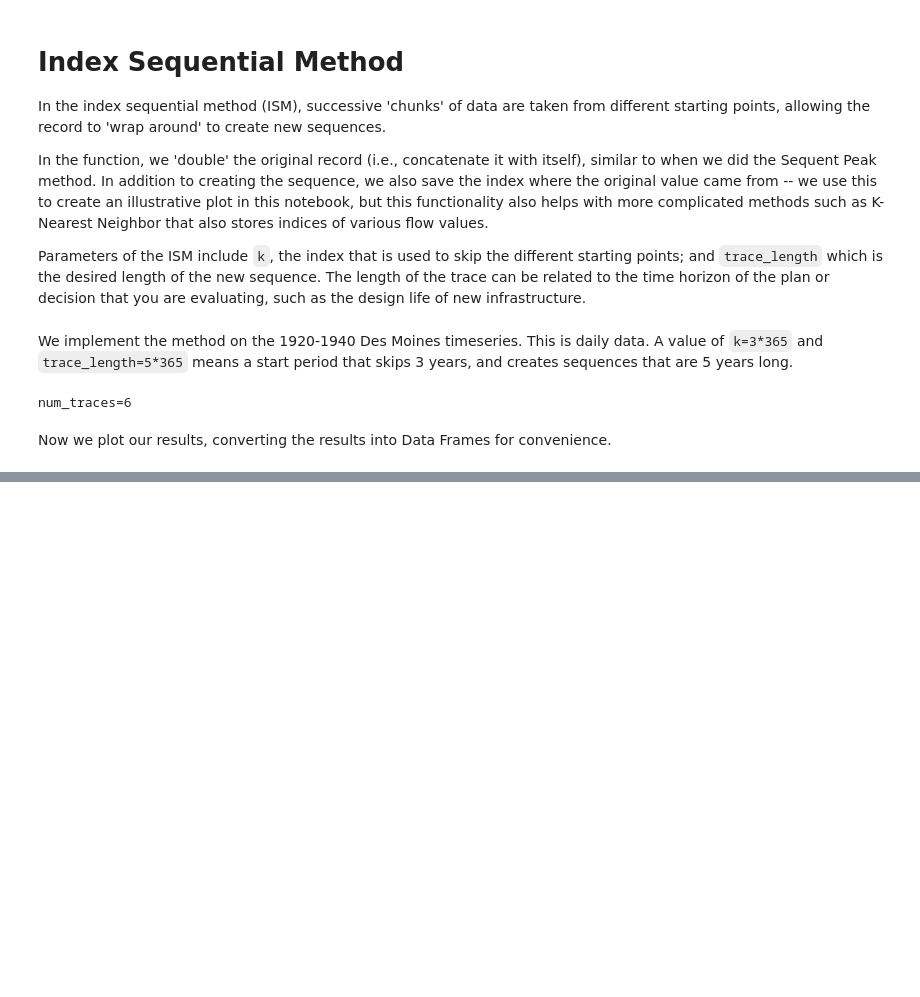
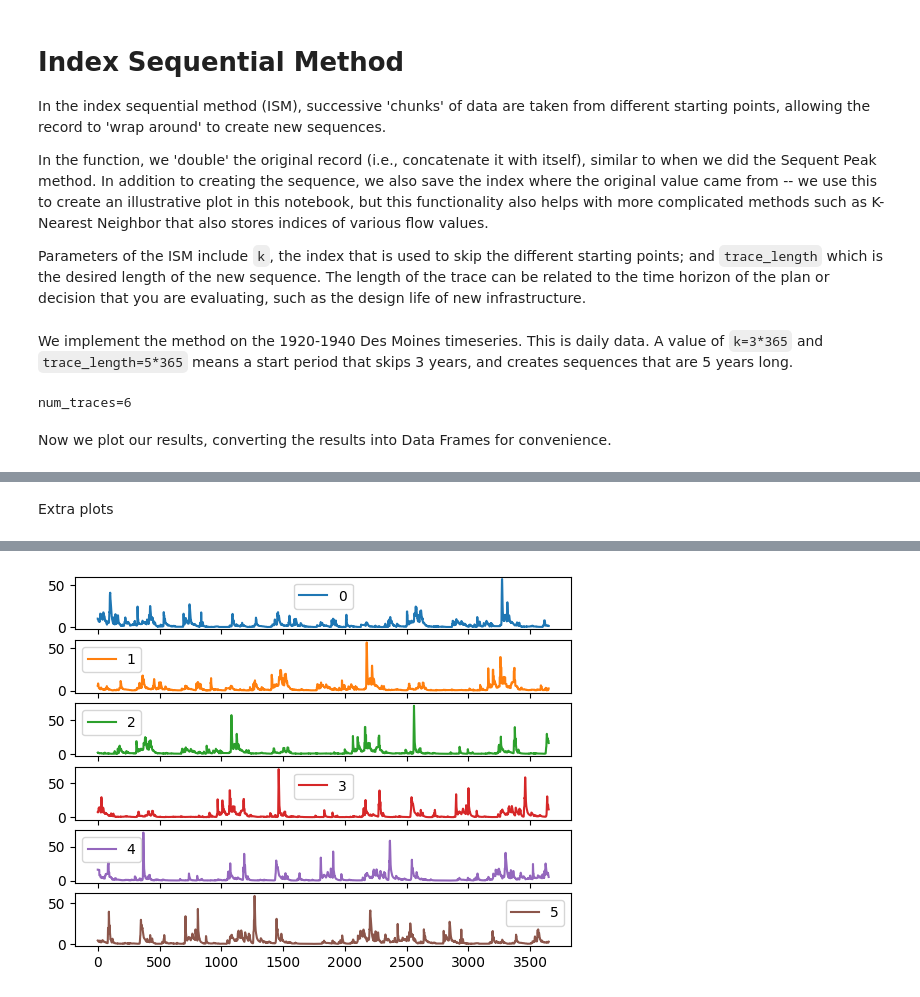
Before and after one commit to jrkasprzyk/CVEN5393, a Jupyter notebook: Colab Notebooks/streamflow_index-sequential.ipynb, the cells around one changed output, grey strips where cells are left out. Drawn from its saved outputs; the diff is of its cells as text; code cells hidden in the pictures; blank space fills up the shorter version.

Commit message:
Checked code for Spring 2026; uncommented the cell at the end to show optional plots.

```diff
--- a/Colab Notebooks/streamflow_index-sequential.ipynb
+++ b/Colab Notebooks/streamflow_index-sequential.ipynb
@@ -115,17 +115,20 @@ fig.update_xaxes(tick0=1, dtick=365)
 fig.show()
 # %% [output]
 [interactive output not drawn]
+# %% [markdown]
+Extra plots
 # %%
 # a plot of the original data used to create traces
-#fig_historical = px.line(dm_data['1920':'1940'])
-#fig_historical.show()
+fig_historical = px.line(dm_data['1920':'1940'])
+fig_historical.show()
 
 # the below plots each trace in its own subplot
 # the plot works, but it is busy!
-#trace_df.plot(subplots=True)
+trace_df.plot(subplots=True)
 
 # the below uses plotly express to plot
 # all the traces on top of one another
 # very busy!
-#fig_flow = px.line(trace_df)
-#fig_flow.show()
+fig_flow = px.line(trace_df)
+fig_flow.show()
+# %% [output]
@@ -131,0 +137 @@ fig.show()
+[figure, added]
```
Also changed, not shown: parts of 1 cell of this notebook.
